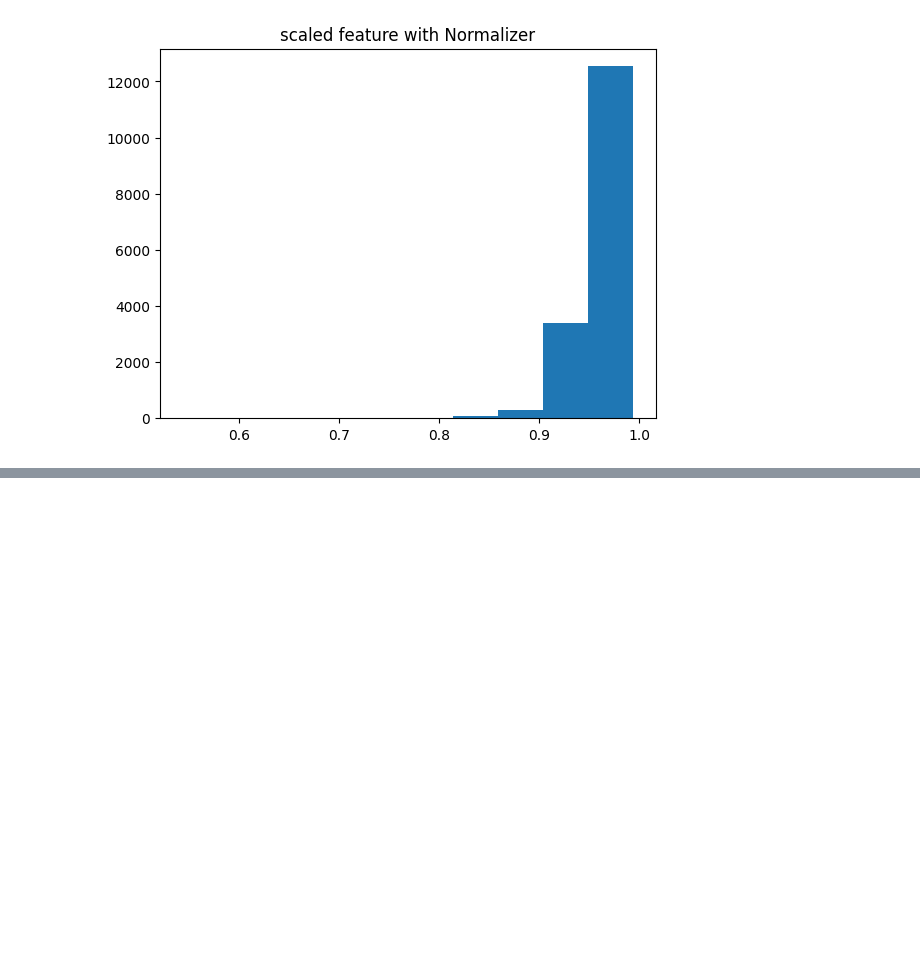
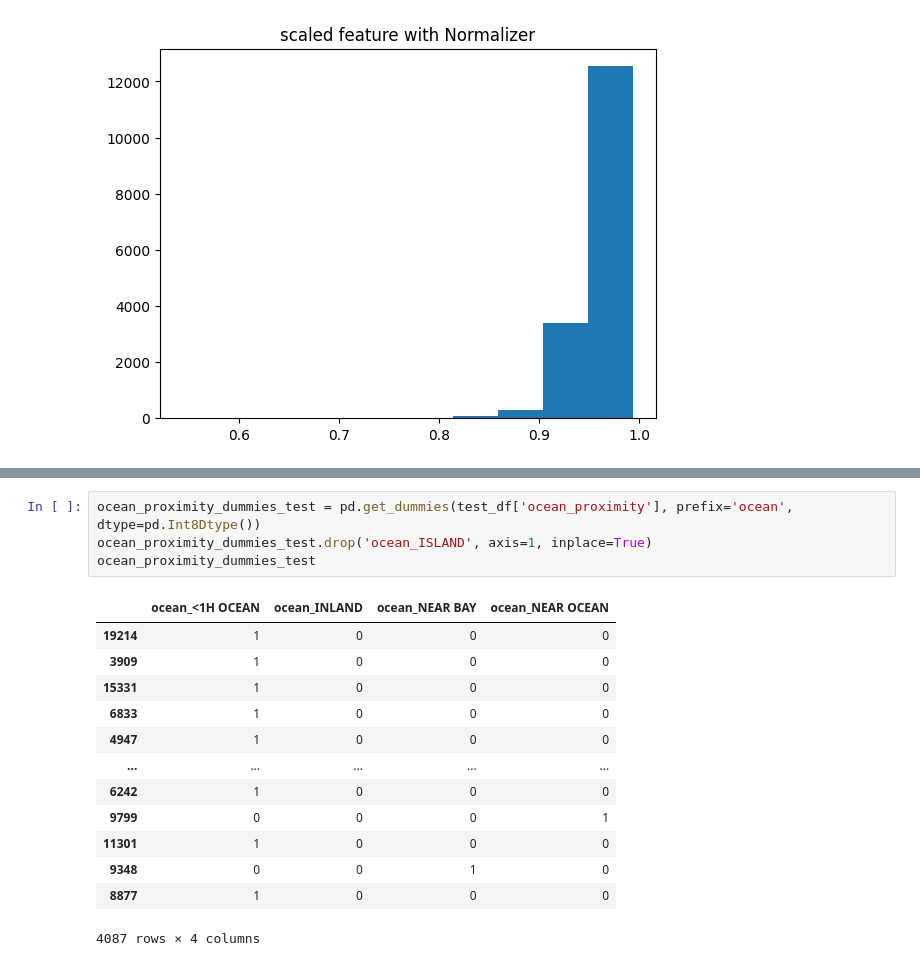
Before and after one commit to Alireza2317/feature_engineering, a Jupyter notebook: feature_engineering.ipynb, the cells around one changed output, grey strips where cells are left out. Cells and saved outputs as stored; diff of their text form; blank space fills up the shorter version.

```diff
--- a/feature_engineering.ipynb
+++ b/feature_engineering.ipynb
@@ -224,0 +321,18 @@ plt.show()
+# %%
+ocean_proximity_dummies_test = pd.get_dummies(test_df['ocean_proximity'], prefix='ocean', dtype=pd.Int8Dtype())
+ocean_proximity_dummies_test.drop('ocean_ISLAND', axis=1, inplace=True)
+ocean_proximity_dummies_test
+# %% [output]
+|  | ocean_<1H OCEAN | ocean_INLAND | ocean_NEAR BAY | ocean_NEAR OCEAN |
+| 19214 | 1 | 0 | 0 | 0 |
+| 3909 | 1 | 0 | 0 | 0 |
+| 15331 | 1 | 0 | 0 | 0 |
+| 6833 | 1 | 0 | 0 | 0 |
+| 4947 | 1 | 0 | 0 | 0 |
+| ... | ... | ... | ... | ... |
+| 6242 | 1 | 0 | 0 | 0 |
+| 9799 | 0 | 0 | 0 | 1 |
+| 11301 | 1 | 0 | 0 | 0 |
+| 9348 | 0 | 0 | 1 | 0 |
+| 8877 | 1 | 0 | 0 | 0 |
+4087 rows × 4 columns
```
Also changed, not shown: parts of 14 cells of this notebook.
